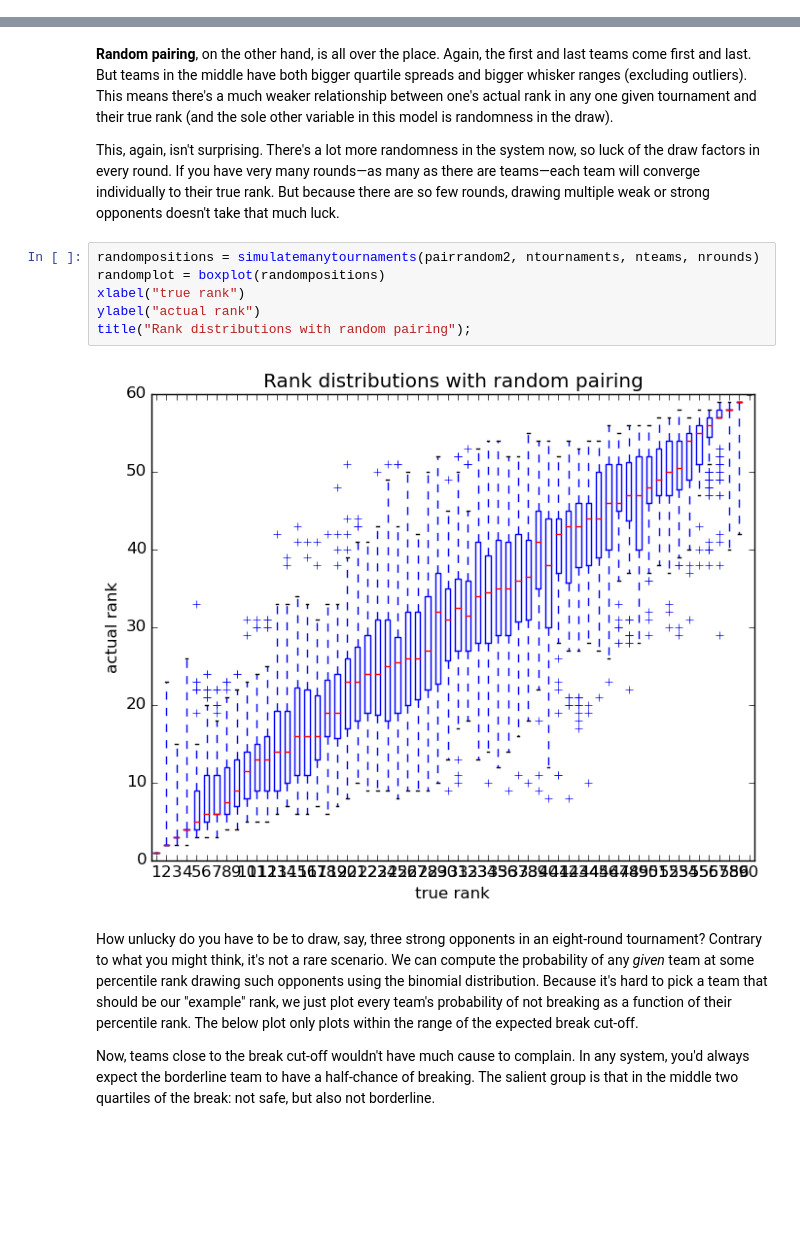
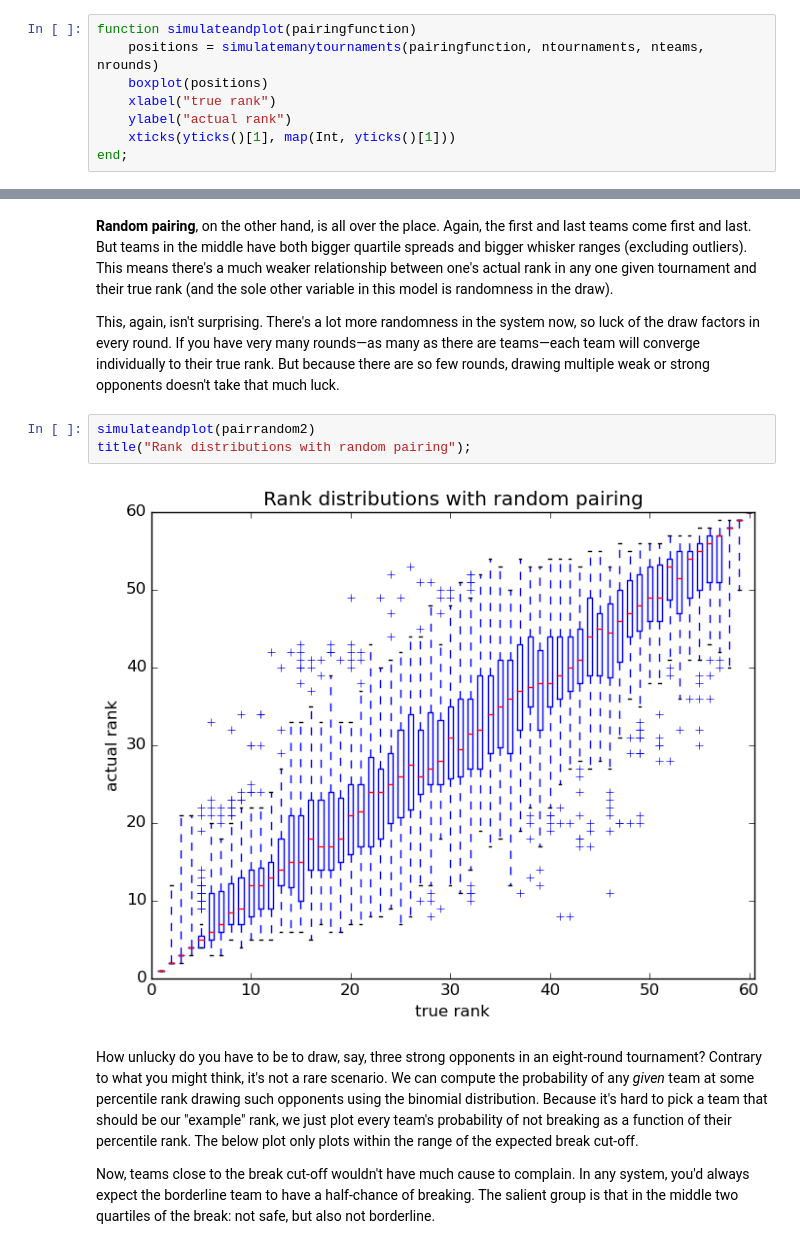
Before and after one commit to czlee/debate-pairing, a Jupyter notebook: powerpairing-vs-randompairing.ipynb, the cells around one changed output, grey strips where cells are left out. Saved outputs shown, nothing was run; the diff lists cells and outputs as text; blank space fills up the shorter version.

```diff
--- a/powerpairing-vs-randompairing.ipynb
+++ b/powerpairing-vs-randompairing.ipynb
@@ -21,6 +21,14 @@ I haven't tried it myself, but I suspect the behavior of each system depends qui
 ntournaments = 100
 nteams = 60
 nrounds = 5;
+# %%
+function simulateandplot(pairingfunction)
+    positions = simulatemanytournaments(pairingfunction, ntournaments, nteams, nrounds)
+    boxplot(positions)
+    xlabel("true rank")
+    ylabel("actual rank")
+    xticks(yticks()[1], map(Int, yticks()[1]))
+end;
 # %% [markdown]
 # Plots
 
@@ -48,13 +53,10 @@ title("Rank distributions with power pairing");
 
 This, again, isn't surprising. There's a lot more randomness in the system now, so luck of the draw factors in every round. If you have very many rounds—as many as there are teams—each team will converge individually to their true rank. But because there are so few rounds, drawing multiple weak or strong opponents doesn't take that much luck.
 # %%
-randompositions = simulatemanytournaments(pairrandom2, ntournaments, nteams, nrounds)
-randomplot = boxplot(randompositions)
-xlabel("true rank")
-ylabel("actual rank")
+simulateandplot(pairrandom2)
 title("Rank distributions with random pairing");
 # %% [output]
-[figure, old version]
+[figure, new version]
 # %% [markdown]
 How unlucky do you have to be to draw, say, three strong opponents in an eight-round tournament? Contrary to what you might think, it's not a rare scenario. We can compute the probability of any _given_ team at some percentile rank drawing such opponents using the binomial distribution. Because it's hard to pick a team that should be our "example" rank, we just plot every team's probability of not breaking as a function of their percentile rank. The below plot only plots within the range of the expected break cut-off.
 
```
Also changed, not shown: parts of 3 cells of this notebook, 1 other file.
